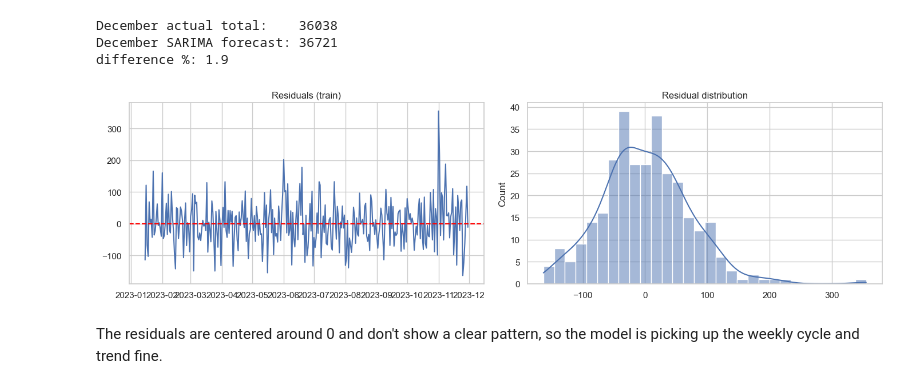
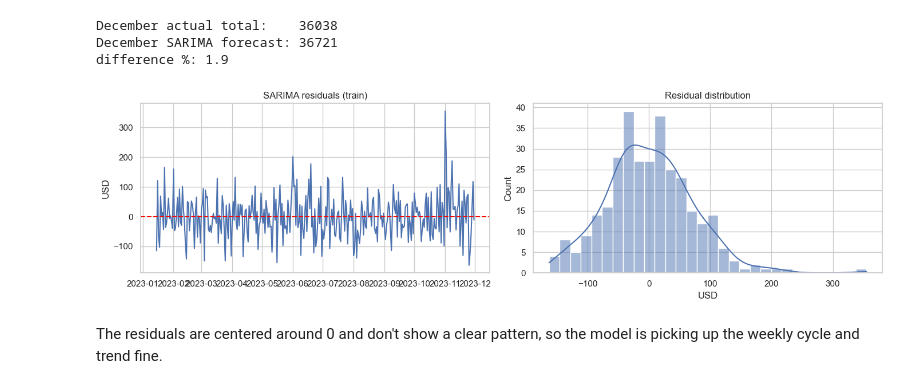
Before and after one commit to gowdilyan/cloud_cost_optimization, a Jupyter notebook: cloud_cost_eda.ipynb, the cells around one changed output. Drawn from its saved outputs; the diff is of its cells as text; code cells hidden in the pictures.

```diff
--- a/cloud_cost_eda.ipynb
+++ b/cloud_cost_eda.ipynb
@@ -522,17 +545,19 @@ difference %: 1.9
 # %%
 # residuals should look like random noise around 0
 residuals = sarima.resid[14:]
 
 fig, axes = plt.subplots(1, 2, figsize=(14, 4))
 axes[0].plot(residuals)
 axes[0].axhline(0, color='red', linestyle='--')
-axes[0].set_title('Residuals (train)')
+axes[0].set_title('SARIMA residuals (train)')
+axes[0].set_ylabel('USD')
 sns.histplot(residuals, bins=30, kde=True, ax=axes[1])
 axes[1].set_title('Residual distribution')
+axes[1].set_xlabel('USD')
 plt.tight_layout()
 plt.show()
 # %% [output]
-[figure, old version]
+[figure, new version]
 # %% [markdown]
 The residuals are centered around 0 and don't show a clear pattern, so the model is picking up the weekly cycle and trend fine.
 # %% [markdown]
```
Also changed, not shown: parts of 23 cells of this notebook, 1 other file.
